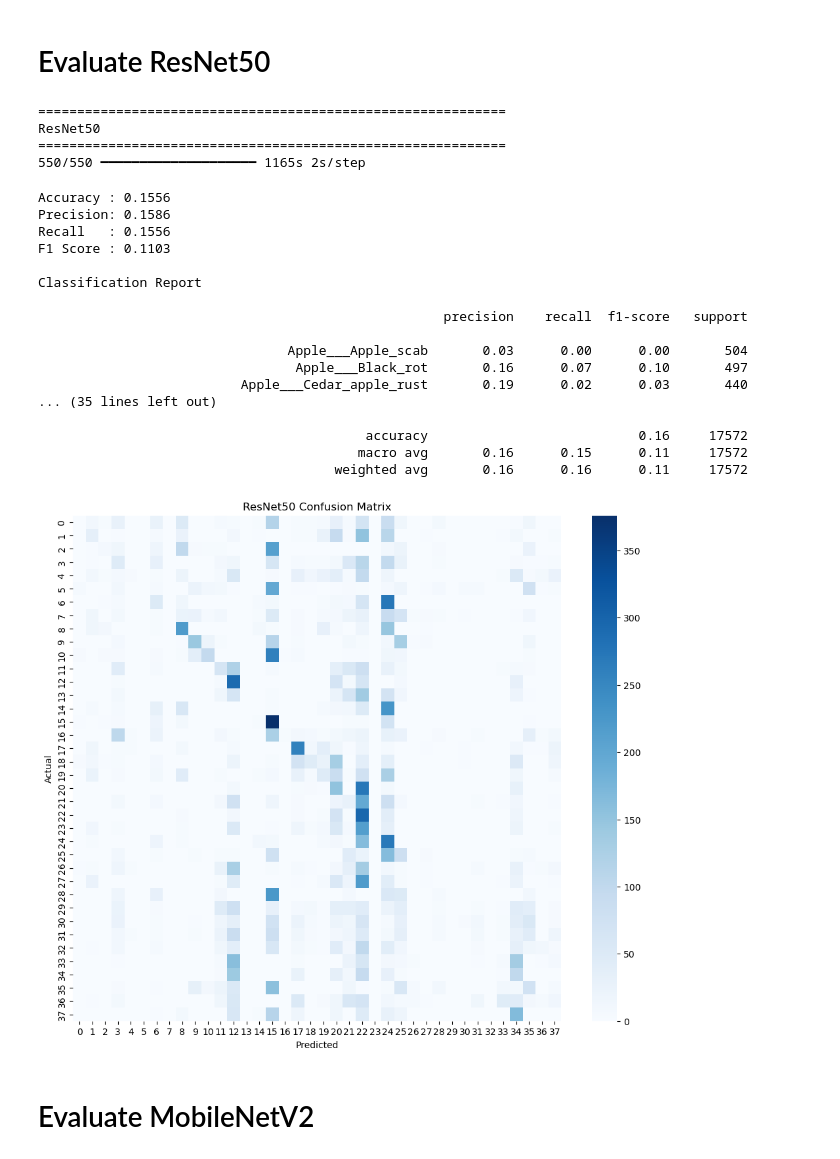
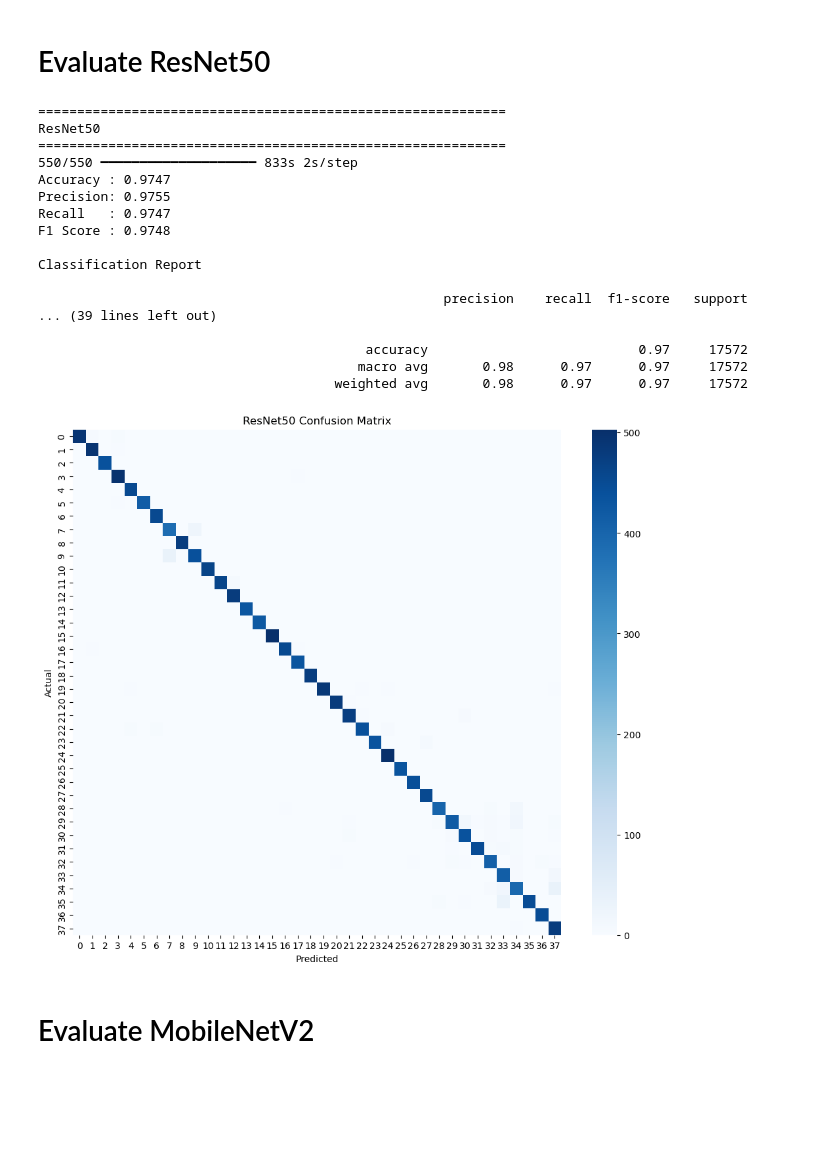
Before and after one commit to harini0905/AI-Plant-Disease-Detection, a Jupyter notebook: Model Evaluation.ipynb, the cells around one changed output. Saved outputs shown, nothing was run; the diff lists cells and outputs as text; code cells hidden in the pictures; blank space fills up the shorter version.

Commit message:
Re-Trained Models

```diff
--- a/Model Evaluation.ipynb
+++ b/Model Evaluation.ipynb
@@ -49,7 +87,7 @@ from tensorflow.keras.models import load_model
 
 cnn_model = load_model("cnn_model.keras")
 
-resnet_model = load_model("resnet50_final.keras")
+resnet_model = load_model("resnet50_best.keras")
 
 efficientnet_model = load_model("efficientnet_final.keras")
 
@@ -61,7 +100,7 @@ All Models Loaded Successfully!
 # %% [markdown]
 # Evaluation function
 # %%
-def evaluate_model(model, model_name):
+def evaluate_model(model, test_generator, model_name):
 
     print("="*60)
     print(model_name)
@@ -106,7 +145,7 @@ def evaluate_model(model, model_name):
     print(classification_report(
         true_classes,
         predicted_classes,
-        target_names=test_generator.class_indices.keys()
+        target_names=cnn_test_generator.class_indices.keys()
     ))
 
     cm = confusion_matrix(
@@ -161,31 +201,28 @@ Classification Report
 # %%
 resnet_accuracy = evaluate_model(
     resnet_model,
+    resnet_test_generator,
     "ResNet50"
 )
 # %% [output]
 ============================================================
 ResNet50
 ============================================================
-550/550 ━━━━━━━━━━━━━━━━━━━━ 1165s 2s/step
+550/550 ━━━━━━━━━━━━━━━━━━━━ 833s 2s/step
+Accuracy : 0.9747
+Precision: 0.9755
+Recall   : 0.9747
+F1 Score : 0.9748
+
+Classification Report
+
+                                                    precision    recall  f1-score   support
+... (39 lines left out)
+
+                                          accuracy                           0.97     17572
+                                         macro avg       0.98      0.97      0.97     17572
+                                      weighted avg       0.98      0.97      0.97     17572
-Accuracy : 0.1556
-Precision: 0.1586
-Recall   : 0.1556
-F1 Score : 0.1103
-
-Classification Report
-
-                                                    precision    recall  f1-score   support
-
-                                Apple___Apple_scab       0.03      0.00      0.00       504
-                                 Apple___Black_rot       0.16      0.07      0.10       497
-                          Apple___Cedar_apple_rust       0.19      0.02      0.03       440
-... (35 lines left out)
-
-                                          accuracy                           0.16     17572
-                                         macro avg       0.16      0.15      0.11     17572
-                                      weighted avg       0.16      0.16      0.11     17572
-[figure, old version]
+[figure, new version]
 # %% [markdown]
 # Evaluate MobileNetV2
 # %%
```
Also changed, not shown: parts of 8 cells of this notebook, 11 other files.
